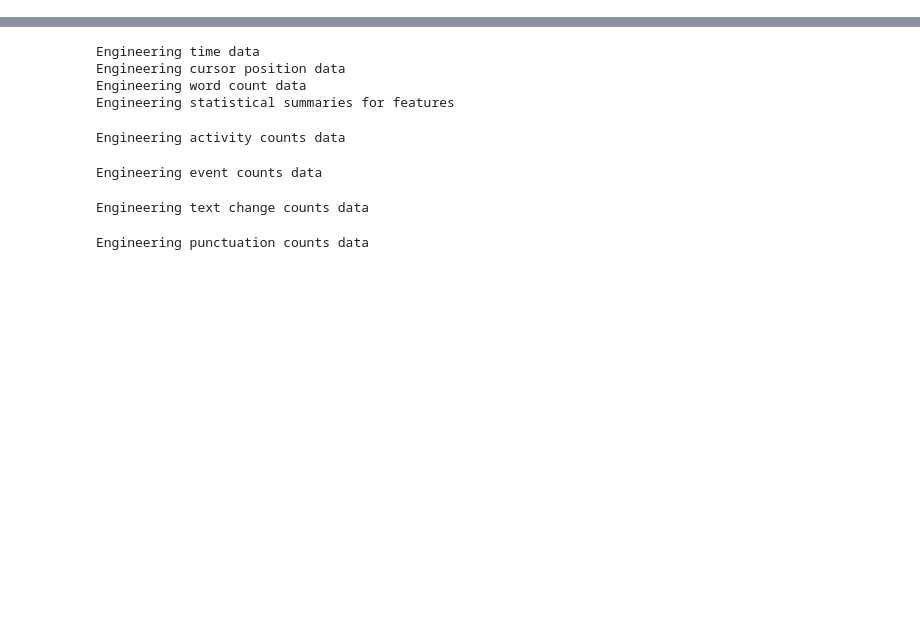
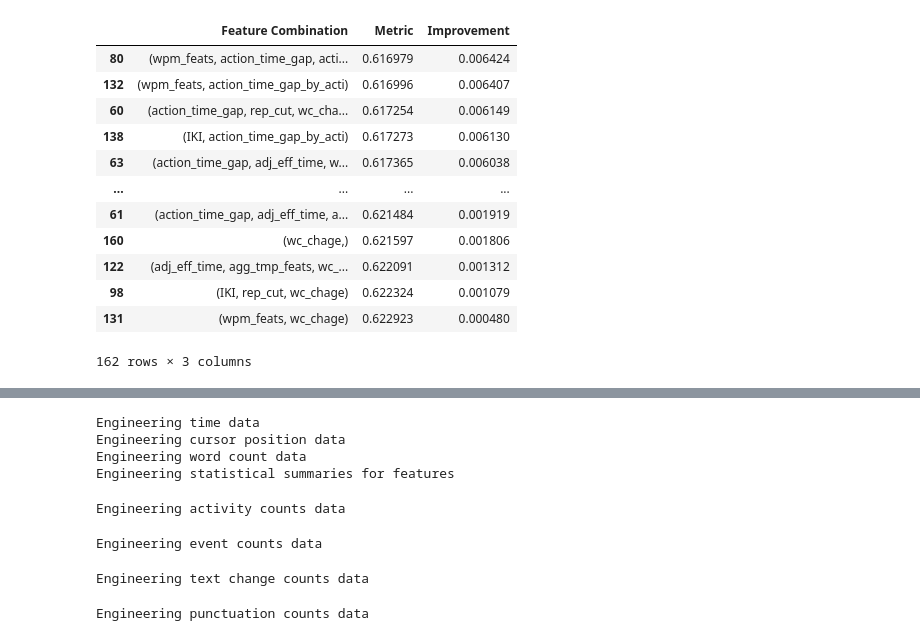
Before and after one commit to uallende/linking_writing_quality, a Jupyter notebook: SPF_experiments_2.ipynb, the cells around one changed output, grey strips where cells are left out. Drawn from its saved outputs; the diff is of its cells as text; code cells hidden in the pictures; blank space fills up the shorter version.

```diff
--- a/SPF_experiments_2.ipynb
+++ b/SPF_experiments_2.ipynb
@@ -26,0 +109,23 @@ NameError: name 'compare_with_baseline_comb' is not defined
+# %%
+INPUT_DIR = 'kaggle/input/linking-writing-processes-to-writing-quality'
+FEATURE_STORE = 'feat_store_combined'
+
+train_ids = train_logs.id
+test_ids = test_logs.id
+base_feats = pd.read_pickle(f'{FEAT_STORE_DIR}/base_feats/base_feats.pkl')
+base_feats = preprocess_feats(base_feats, StandardScaler())
+
+n_repeats= 5
+n_splits = 6
+
+# Usage
+max_combination_length = 4 # You can adjust this to test different combination lengths
+results_comb = compare_feature_combos(base_dir=FEATURE_STORE,
+                                       base_feats=base_feats,
+                                       params=lgbm_params,
+                                       baseline_metrics=0.623403,
+                                       train_ids=train_ids,
+                                       test_ids=test_ids,
+                                       train_scores=train_scores,
+                                       max_combination_length=max_combination_length,
+                                       scaler=StandardScaler())
@@ -26,0 +150,16 @@ NameError: name 'compare_with_baseline_comb' is not defined
+# %%
+results_comb.sort_values('Metric')
+# %% [output]
+|  | Feature Combination | Metric | Improvement |
+| 80 | (wpm_feats, action_time_gap, acti... | 0.616979 | 0.006424 |
+| 132 | (wpm_feats, action_time_gap_by_acti) | 0.616996 | 0.006407 |
+| 60 | (action_time_gap, rep_cut, wc_cha... | 0.617254 | 0.006149 |
+| 138 | (IKI, action_time_gap_by_acti) | 0.617273 | 0.006130 |
+| 63 | (action_time_gap, adj_eff_time, w... | 0.617365 | 0.006038 |
+| ... | ... | ... | ... |
+| 61 | (action_time_gap, adj_eff_time, a... | 0.621484 | 0.001919 |
+| 160 | (wc_chage,) | 0.621597 | 0.001806 |
+| 122 | (adj_eff_time, agg_tmp_feats, wc_... | 0.622091 | 0.001312 |
+| 98 | (IKI, rep_cut, wc_chage) | 0.622324 | 0.001079 |
+| 131 | (wpm_feats, wc_chage) | 0.622923 | 0.000480 |
+162 rows × 3 columns
```
Also changed, not shown: parts of 23 cells of this notebook, 10 other files.
